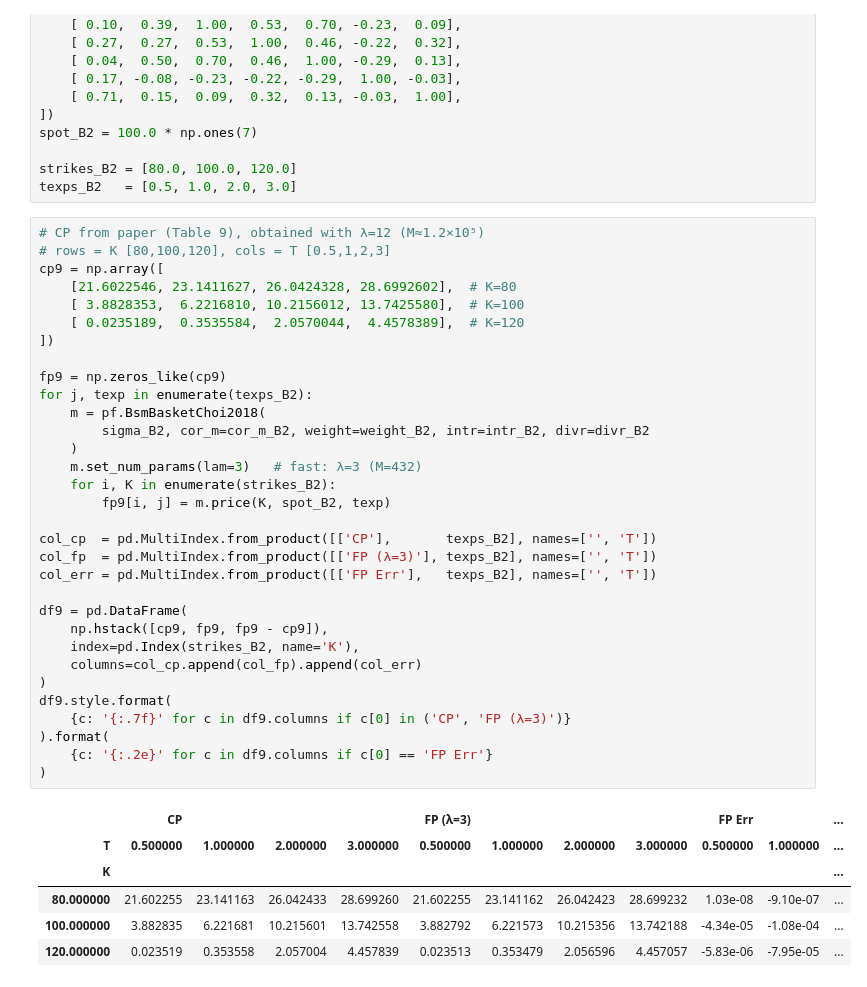
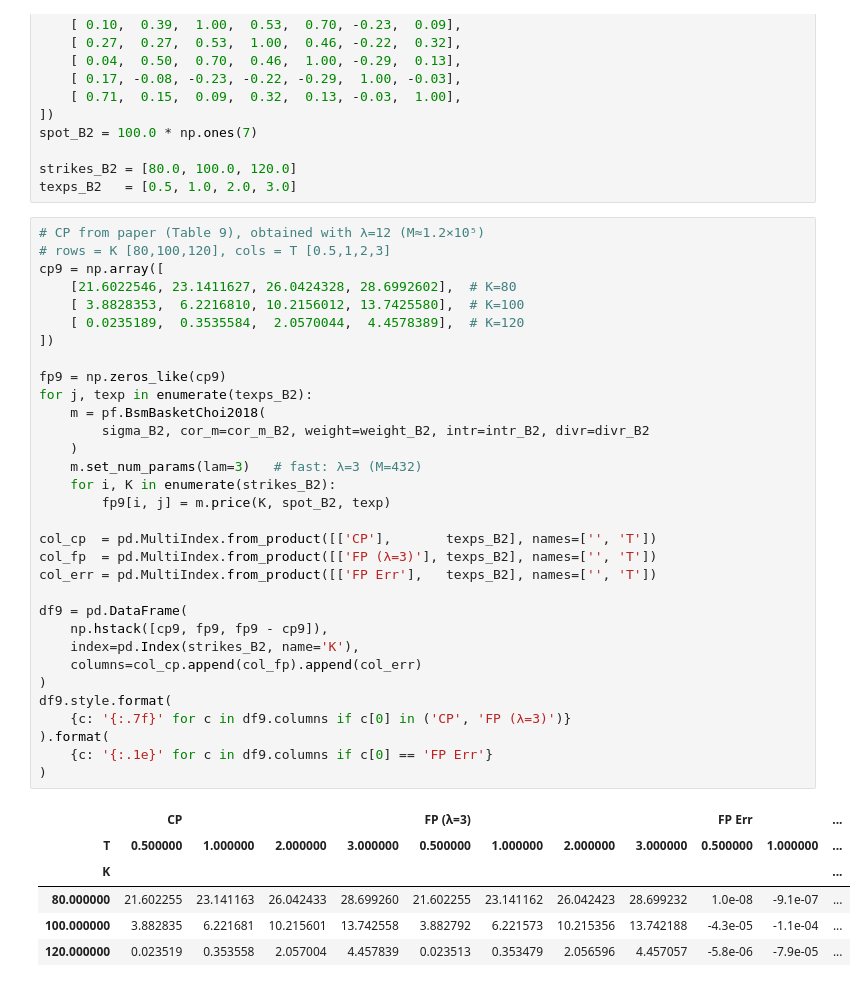
Before and after one commit to PyFE/PyfengForPapers, a Jupyter notebook: ipynb/Choi2018-JFM-SumBSM.ipynb, the cells around one changed output. Saved outputs shown, nothing was run; the diff lists cells and outputs as text.

```diff
--- a/ipynb/Choi2018-JFM-SumBSM.ipynb
+++ b/ipynb/Choi2018-JFM-SumBSM.ipynb
@@ -244,34 +244,34 @@ cp9 = np.array([
     [ 3.8828353,  6.2216810, 10.2156012, 13.7425580],  # K=100
     [ 0.0235189,  0.3535584,  2.0570044,  4.4578389],  # K=120
 ])
 
 fp9 = np.zeros_like(cp9)
 for j, texp in enumerate(texps_B2):
     m = pf.BsmBasketChoi2018(
         sigma_B2, cor_m=cor_m_B2, weight=weight_B2, intr=intr_B2, divr=divr_B2
     )
     m.set_num_params(lam=3)   # fast: λ=3 (M=432)
     for i, K in enumerate(strikes_B2):
         fp9[i, j] = m.price(K, spot_B2, texp)
 
 col_cp  = pd.MultiIndex.from_product([['CP'],       texps_B2], names=['', 'T'])
 col_fp  = pd.MultiIndex.from_product([['FP (λ=3)'], texps_B2], names=['', 'T'])
 col_err = pd.MultiIndex.from_product([['FP Err'],   texps_B2], names=['', 'T'])
 
 df9 = pd.DataFrame(
     np.hstack([cp9, fp9, fp9 - cp9]),
     index=pd.Index(strikes_B2, name='K'),
     columns=col_cp.append(col_fp).append(col_err)
 )
 df9.style.format(
     {c: '{:.7f}' for c in df9.columns if c[0] in ('CP', 'FP (λ=3)')}
 ).format(
-    {c: '{:.2e}' for c in df9.columns if c[0] == 'FP Err'}
+    {c: '{:.1e}' for c in df9.columns if c[0] == 'FP Err'}
 )
 # %% [output]
 |  | CP |  |  |  | FP (λ=3) |  |  |  | FP Err |  | ... |
 | T | 0.500000 | 1.000000 | 2.000000 | 3.000000 | 0.500000 | 1.000000 | 2.000000 | 3.000000 | 0.500000 | 1.000000 | ... |
 | K |  |  |  |  |  |  |  |  |  |  | ... |
-| 80.000000 | 21.602255 | 23.141163 | 26.042433 | 28.699260 | 21.602255 | 23.141162 | 26.042423 | 28.699232 | 1.03e-08 | -9.10e-07 | ... |
-| 100.000000 | 3.882835 | 6.221681 | 10.215601 | 13.742558 | 3.882792 | 6.221573 | 10.215356 | 13.742188 | -4.34e-05 | -1.08e-04 | ... |
-| 120.000000 | 0.023519 | 0.353558 | 2.057004 | 4.457839 | 0.023513 | 0.353479 | 2.056596 | 4.457057 | -5.83e-06 | -7.95e-05 | ... |
+| 80.000000 | 21.602255 | 23.141163 | 26.042433 | 28.699260 | 21.602255 | 23.141162 | 26.042423 | 28.699232 | 1.0e-08 | -9.1e-07 | ... |
+| 100.000000 | 3.882835 | 6.221681 | 10.215601 | 13.742558 | 3.882792 | 6.221573 | 10.215356 | 13.742188 | -4.3e-05 | -1.1e-04 | ... |
+| 120.000000 | 0.023519 | 0.353558 | 2.057004 | 4.457839 | 0.023513 | 0.353479 | 2.056596 | 4.457057 | -5.8e-06 | -7.9e-05 | ... |
```
Also changed, not shown: parts of 5 cells of this notebook.
